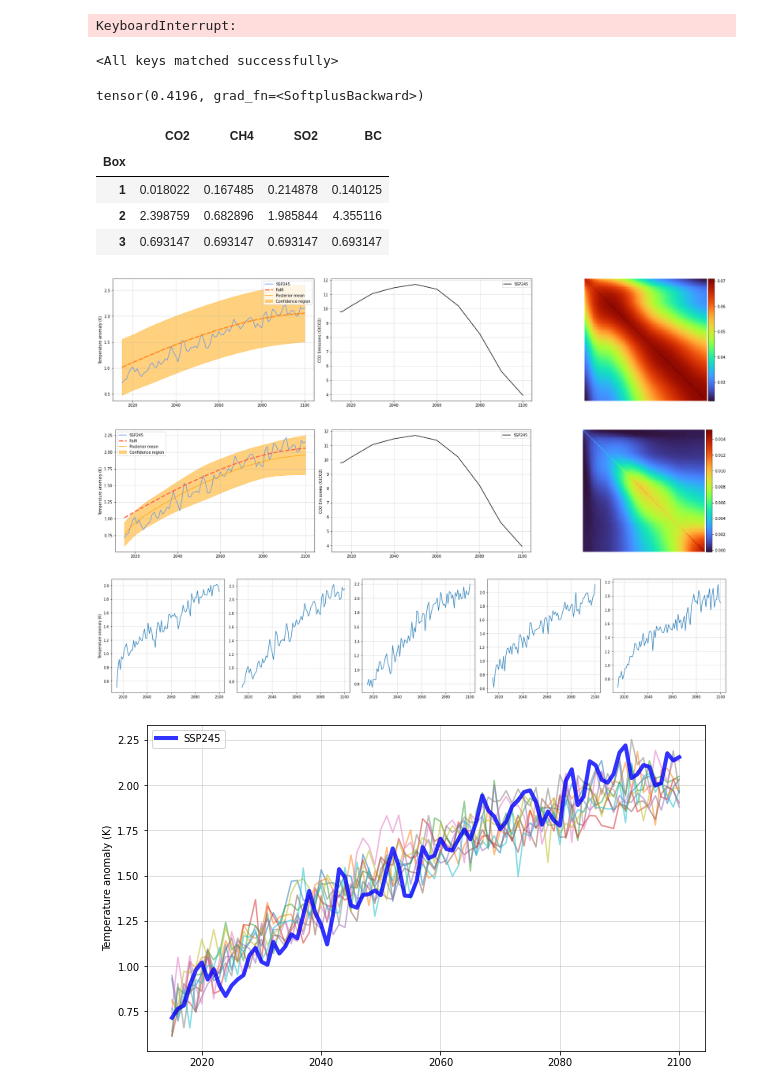
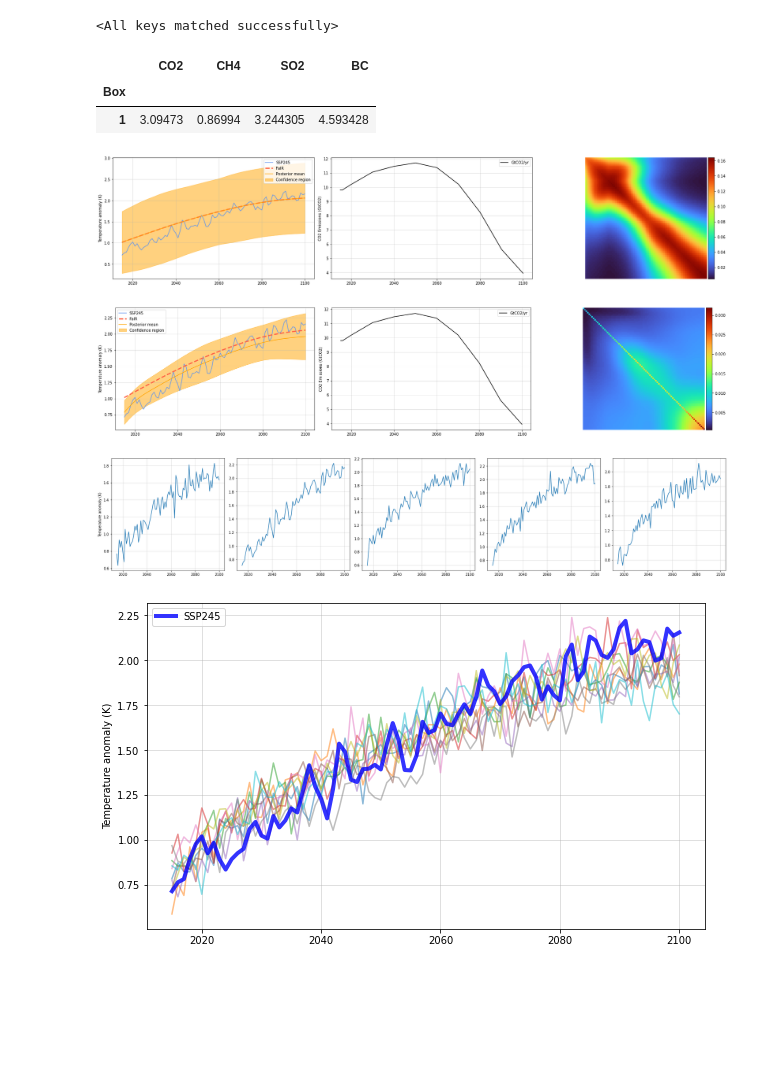
Before and after one commit to shahineb/FaIRGP, a Jupyter notebook: notebooks/250522-GFaIR-attempt-v2.3.ipynb, the cells around one changed output. Saved outputs shown, nothing was run; the diff lists cells and outputs as text; code cells hidden in the pictures; blank space fills up the shorter version.

Commit message:
added visualisation + prediction correction

```diff
--- a/notebooks/250522-GFaIR-attempt-v2.3.ipynb
+++ b/notebooks/250522-GFaIR-attempt-v2.3.ipynb
@@ -64,18 +64,14 @@ train_scenarios = ScenarioDataset(scenarios=list([scenarios[key] for key in trai
 test_scenarios = ScenarioDataset(scenarios=list([scenarios[key] for key in test_keys]),
                                  hist_scenario=hist_scenario)
 # %%
-k1 = kernels.ScaleKernel(kernels.MaternKernel(nu=1.5, ard_num_dims=4, active_dims=[0, 1, 2, 3]))
-k2 = kernels.ScaleKernel(kernels.MaternKernel(nu=1.5, ard_num_dims=4, active_dims=[0, 1, 2, 3]))
-k3 = kernels.ScaleKernel(kernels.MaternKernel(nu=1.5, ard_num_dims=4, active_dims=[0, 1, 2, 3]))
-k2.raw_outputscale = k1.raw_outputscale
-k3.raw_outputscale = k1.raw_outputscale
+kernel = kernels.MaternKernel(nu=1.5, ard_num_dims=4, active_dims=[0, 1, 2, 3])
 base_kwargs = utils.get_fair_params()
 d = base_kwargs['d']
 q = base_kwargs['q']
 # %%
 likelihood = likelihoods.GaussianLikelihood()
 model = ThermalBoxesGP(scenario_dataset=train_scenarios,
-                       kernels=[k1, k2, k3],
+                       kernel=kernel,
                        likelihood=likelihood,
                        q=q, d=d)
 # %%
@@ -95,32 +91,30 @@ for i in training_iter:
     loss.backward()
     optimizer.step()
     training_iter.set_postfix_str(f"LL = {-loss.item()}")
-# %% [output]
-KeyboardInterrupt:
 # %%
 # torch.save(model.state_dict(), './state_dict.pt')
 state_dict = torch.load('./state_dict.pt')
 model.load_state_dict(state_dict)
 # %% [output]
 <All keys matched successfully>
-# %%
-model.kernels[0].outputscale
-# %% [output]
-tensor(0.4196, grad_fn=<SoftplusBackward>)
 # %%
 def get_lengthscales_df(model):
-    lengthscales = torch.cat([k.base_kernel.lengthscale.detach() for k in model.kernels])
+    lengthscales = model.kernel.lengthscale.detach()
     data = lengthscales.numpy()
     columns = ['CO2', 'CH4', 'SO2', 'BC']
-    index = [1, 2, 3]
+    index = [1]
     return pd.DataFrame(data=data, columns=columns, index=index).rename_axis('Box')
 get_lengthscales_df(model)
 # %% [output]
 |  | CO2 | CH4 | SO2 | BC |
 | Box |  |  |  |  |
-| 1 | 0.018022 | 0.167485 | 0.214878 | 0.140125 |
-| 2 | 2.398759 | 0.682896 | 1.985844 | 4.355116 |
-| 3 | 0.693147 | 0.693147 | 0.693147 | 0.693147 |
+| 1 | 3.09473 | 0.86994 | 3.244305 | 4.593428 |
+# %%
+model = model.eval()
+
+with torch.no_grad():
+    test_posterior = model(test_scenarios)
+    noisy_pred = likelihood(test_posterior)
 # %%
 test_times = test_scenarios.timesteps
 test_tas = test_scenarios.tas
@@ -164,32 +158,32 @@ ax[2].axis('off')
 plt.tight_layout()
 plt.show()
 # %% [output]
-[figure, old version]
+[figure, new version]
 # %%
 fig, ax = plt.subplots(1, 3, figsize=(24, 5))
 
 ax[0].plot(test_times, test_tas, color='cornflowerblue', label='SSP245')
 ax[0].set_ylabel('Temperature anomaly (K)')
 ax[0].plot(test_times, test_tas_fair, color='tomato', ls='--', lw=3, label='FaIR')
 ax[0].plot(test_times, posterior_mean, color='orange', label='Posterior mean')
 ax[0].fill_between(test_times, posterior_lb, posterior_ub, alpha=0.5, color='orange', label='Confidence region')
 ax[0].grid(alpha=0.5)
 ax[0].legend()
 
 ax[1].plot(test_times, test_scenarios.emissions[:, 0], label='GtCO2/yr', color='k')
 ax[1].set_ylabel('CO2 Emissions (GtCO2)')
 ax[1].grid(alpha=0.5)
 ax[1].legend()
 
 
-im = ax[2].imshow(pred.covariance_matrix, cmap='turbo')
+im = ax[2].imshow(noisy_pred.covariance_matrix, cmap='turbo')
 colorbar(im)
 ax[2].axis('off')
 
 plt.tight_layout()
 plt.show()
 # %% [output]
-[figure, old version]
+[figure, new version]
 # %%
 fig, ax = plt.subplots(1, 5, figsize=(25, 5))
 draws = noisy_pred.sample_n(5)
@@ -204,7 +198,7 @@ ax[0].set_ylabel('Temperature anomaly (K)')
 plt.tight_layout()
 plt.show()
 # %% [output]
-[figure, old version]
+[figure, new version]
 # %%
 torch.random.manual_seed(5)
 draws = noisy_pred.sample_n(10)
@@ -220,4 +214,4 @@ ax.grid(alpha=0.5)
 plt.legend()
 plt.show()
 # %% [output]
-[figure, old version]
+[figure, new version]
```
Also changed, not shown: 5 other files.
